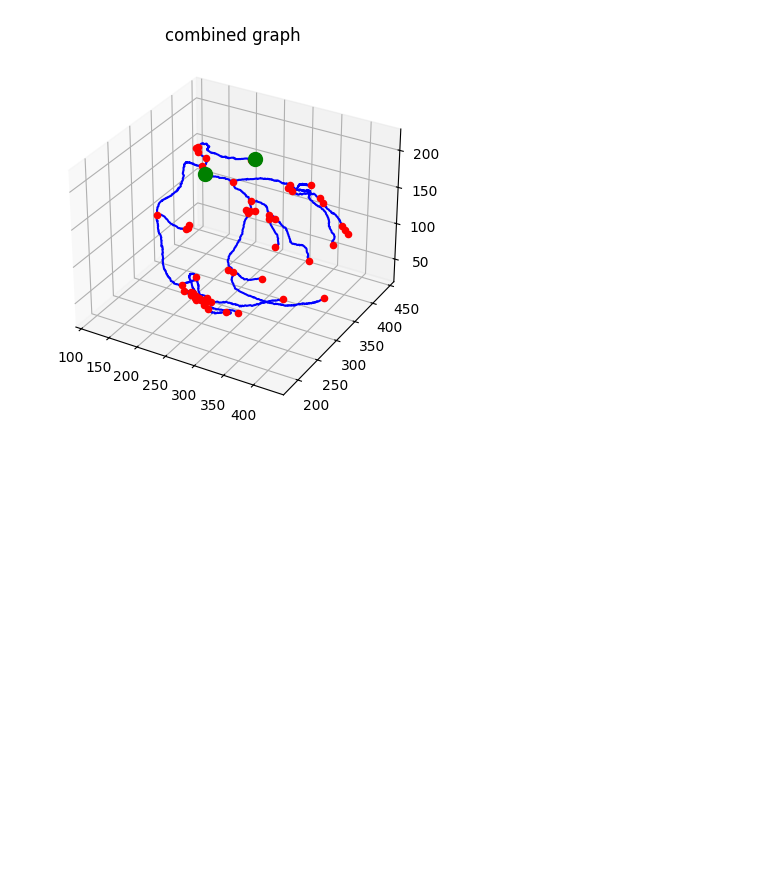
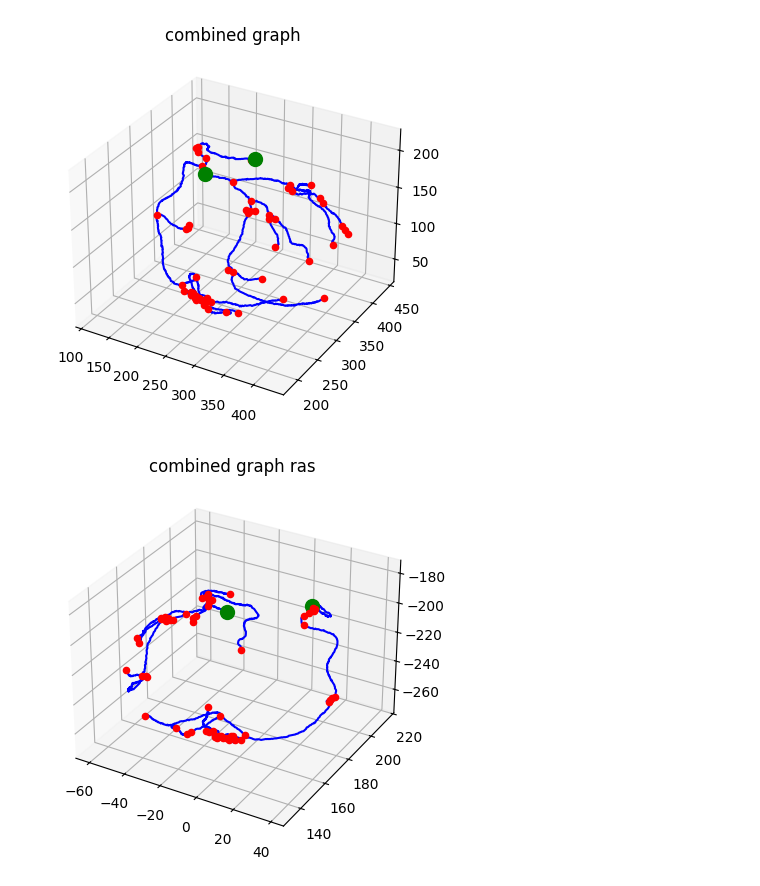
Before and after one commit to philippweinmann/mip_local_unet, a Jupyter notebook: graph_generation_pipeline.ipynb, the cells around one changed output. Drawn from its saved outputs; the diff is of its cells as text; code cells hidden in the pictures; blank space fills up the shorter version.

```diff
--- a/graph_generation_pipeline.ipynb
+++ b/graph_generation_pipeline.ipynb
@@ -261,3 +262,51 @@ Graph with 26 nodes and 27 edges
 Graph with 39 nodes and 49 edges
 Graph with 65 nodes and 76 edges
 [figure]
+# %%
+# LEON THIS DOESN'T WORK YET
+# step 8: convert the positions to RAS coordinate system
+
+def convert_points_to_ras(point, affine):
+    point = np.array(point)
+    point = np.append(point, 1)
+
+    point = affine @ point
+
+    return point[:3]
+
+def transform_graph_coordinates(graph, affine, position_key='pts'):
+    """
+    Transforms the coordinates of a NetworkX graph to a new coordinate system.
+
+    Parameters:
+    - graph: A NetworkX graph with node positions stored under a specific attribute.
+    - affine: A 4x4 numpy array representing the affine transformation matrix.
+    - position_key: The key in the node attribute dictionary where positions are stored.
+
+    Returns:
+    - transformed_graph: A new graph with transformed node positions.
+    """
+    transformed_graph = graph.copy()
+    for node in transformed_graph.nodes:
+        data = transformed_graph.nodes[node]
+        pos = data[position_key][0]
+
+        ras_pos = convert_points_to_ras(pos, affine)
+        data[position_key] = [ras_pos]
+
+    # Transform edge positions, if applicable
+    for u, v, edge_data in transformed_graph.edges(data=True):
+        if position_key in edge_data:
+            edge_pos = edge_data[position_key]
+            transformed_edge_pos = [
+                convert_points_to_ras(pos, affine) for pos in edge_pos
+            ]
+            edge_data[position_key] = np.array(transformed_edge_pos)
+
+    return transformed_graph
+
+combined_graph_ras = transform_graph_coordinates(combined_graph, mask.affine)
+
+plot_networkx_graph(combined_graph_ras, "combined graph ras")
+# %% [output]
+[figure, added]
```
Also changed, not shown: parts of 4 cells of this notebook, 23 other files.
